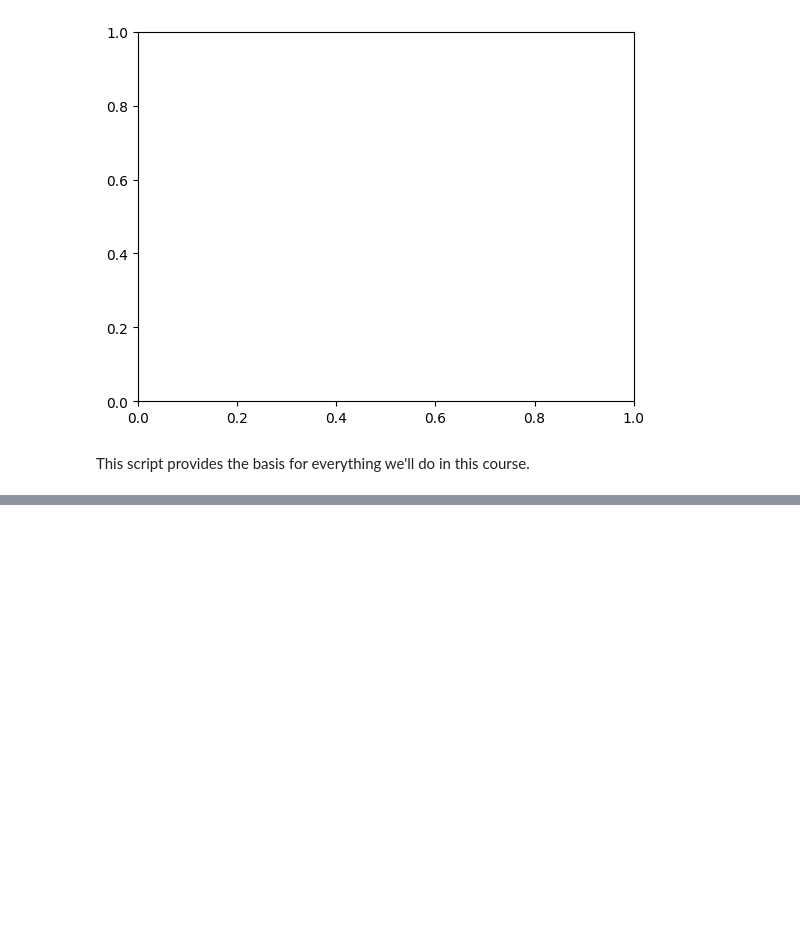
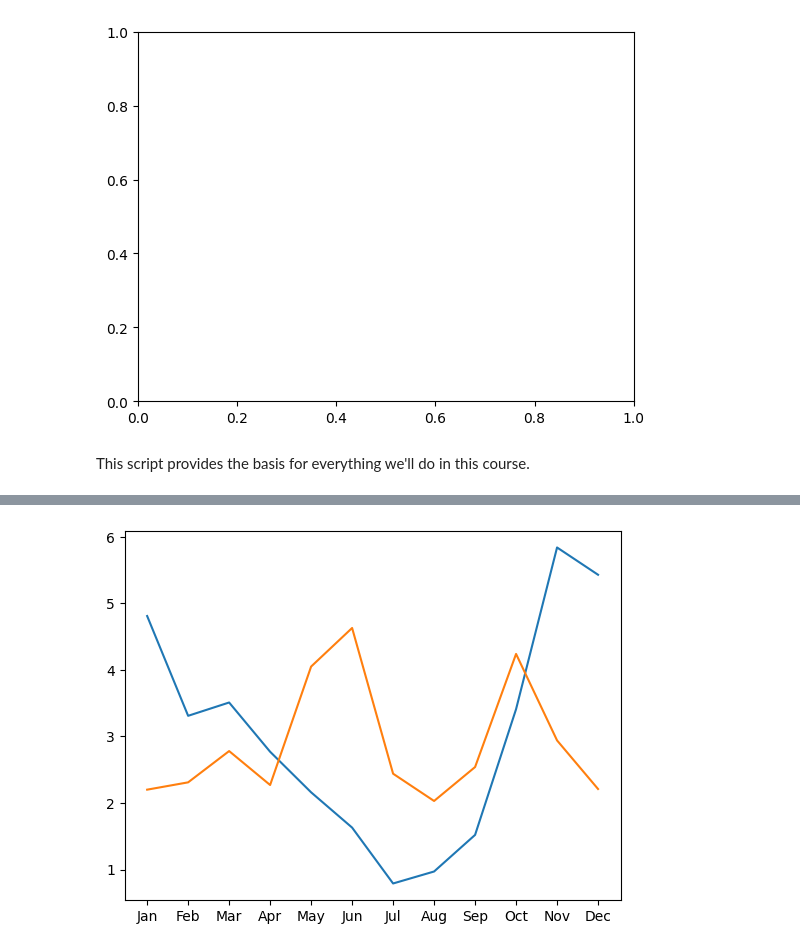
Before and after one commit to yazanhannun/Introduction-to-Data-Visualizations-in-Matplotlib, a Jupyter notebook: 1_Introduction to Matplotlib.ipynb, the cells around one changed output, grey strips where cells are left out. Cells and saved outputs as stored; diff of their text form; code cells hidden in the pictures; blank space fills up the shorter version.

Commit message:
Introduction to data visualization with Matplotlib/Adding data to an axis object

```diff
--- a/1_Introduction to Matplotlib.ipynb
+++ b/1_Introduction to Matplotlib.ipynb
@@ -1,5 +1,9 @@
 # %% [markdown]
 # Introduction to Matplotlib
+# %%
+import pandas as pd
+seattle_weather = pd.read_csv('C:\\Users\\yazan\\Desktop\\DS\\5-Introduction to Data Visualization with Matplotlib\\Datasets\\seattle_weather2.csv')
+austin_weather= pd.read_csv('C:\\Users\\yazan\\Desktop\\DS\\5-Introduction to Data Visualization with Matplotlib\\Datasets\\austin_weather.csv')
 # %% [markdown]
 # 1. Introduction to data visualization with Matplotlib
 # %% [markdown]
@@ -24,0 +35,19 @@ This script provides the basis for everything we'll do in this course.
+# %%
+# Import the matplotlib.pyplot submodule and name it plt
+import matplotlib.pyplot as plt
+
+seattle_weather = seattle_weather.query('NAME=="SEATTLE SAND PT WSFO, WA US"')
+
+# Create a Figure and an Axes with plt.subplots
+fig, ax = plt.subplots()
+
+# Plot MLY-PRCP-NORMAL from seattle_weather against the MONTH
+ax.plot(seattle_weather["MONTH"], seattle_weather['MLY-PRCP-NORMAL'], label='seattle')
+
+# Plot MLY-PRCP-NORMAL from austin_weather against MONTH
+ax.plot(austin_weather['MONTH'], austin_weather['MLY-PRCP-NORMAL'], label='austin')
+
+# Call the show function
+plt.show()
+# %% [output]
+[figure, added]
```
Also changed, not shown: parts of 1 cell of this notebook.
